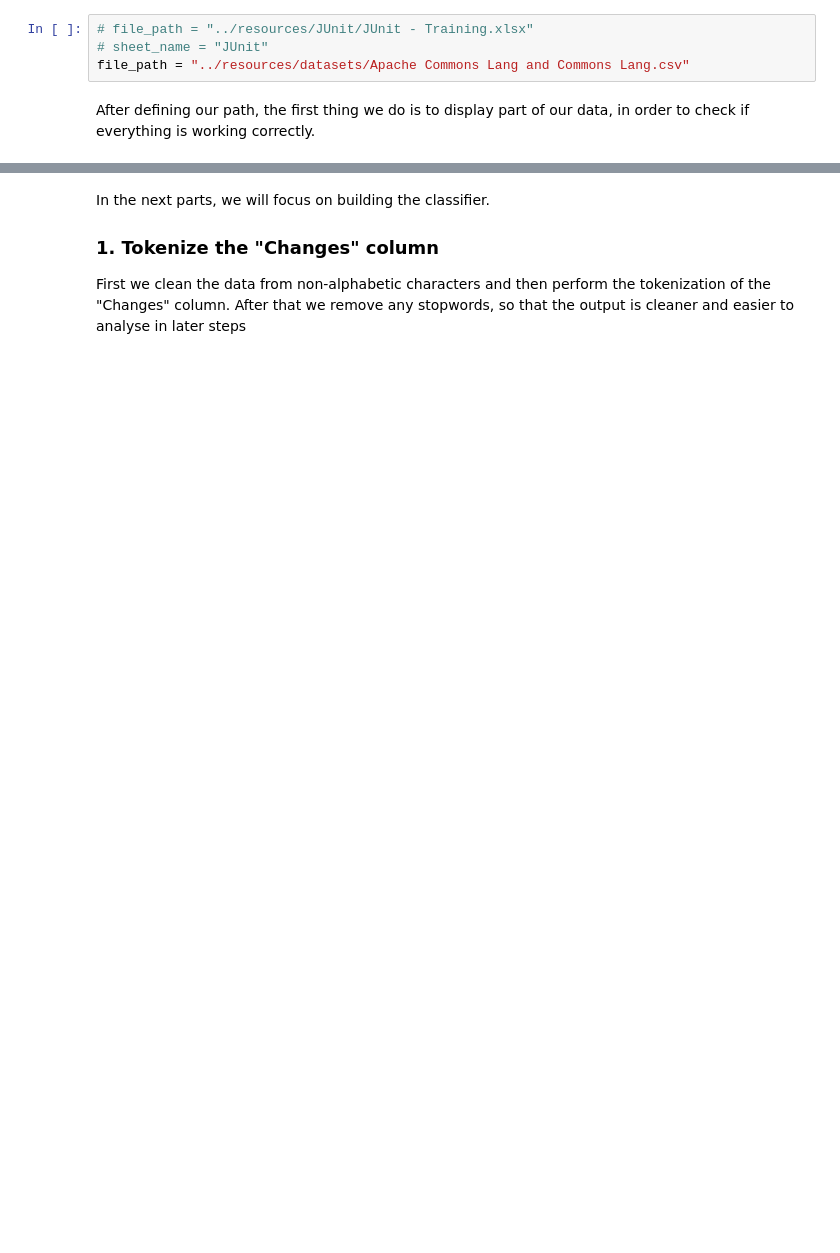
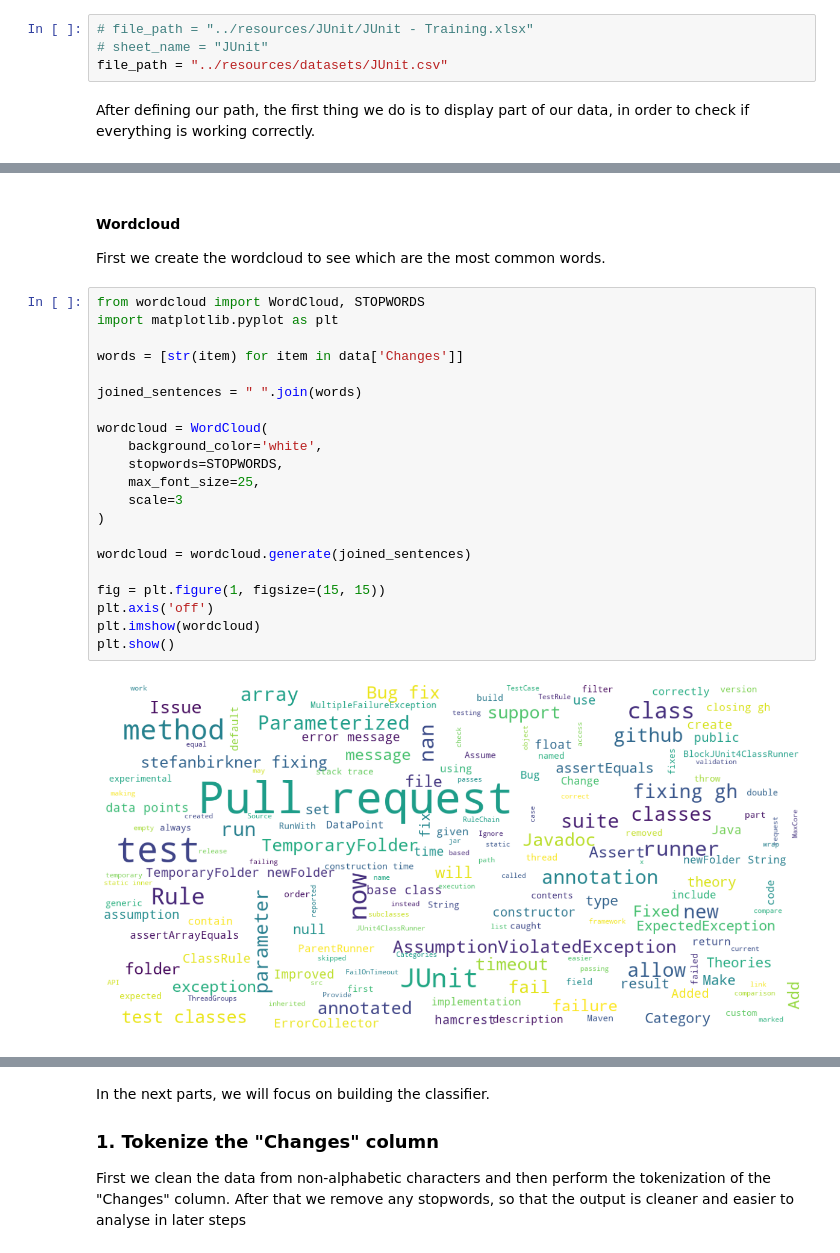
Before and after one commit to KMichaylov/Master-Thesis-Repository, a Jupyter notebook: notebooks/nlp-analysis.ipynb, the cells around one changed output, grey strips where cells are left out. Cells and saved outputs as stored; diff of their text form; blank space fills up the shorter version.

Commit message:
Add data analysis for wordcloud and ngrams

```diff
--- a/notebooks/nlp-analysis.ipynb
+++ b/notebooks/nlp-analysis.ipynb
@@ -39,7 +43,7 @@ import joblib
 # %%
 # file_path = "../resources/JUnit/JUnit - Training.xlsx"
 # sheet_name = "JUnit"
-file_path = "../resources/datasets/Apache Commons Lang and Commons Lang.csv"
+file_path = "../resources/datasets/JUnit.csv"
 # %% [markdown]
 After defining our path, the first thing we do is to display part of our data, in order to check if everything is working correctly.
 # %%
@@ -71,0 +82,26 @@ Initially, we add the datasets and prepare each one of them to be tested with th
+# %% [markdown]
+#### Wordcloud
+First we create the wordcloud to see which are the most common words.
+# %%
+from wordcloud import WordCloud, STOPWORDS
+import matplotlib.pyplot as plt
+
+words = [str(item) for item in data['Changes']]
+
+joined_sentences = " ".join(words)
+
+wordcloud = WordCloud(
+    background_color='white',
+    stopwords=STOPWORDS,
+    max_font_size=25,
+    scale=3
+)
+
+wordcloud = wordcloud.generate(joined_sentences)
+
+fig = plt.figure(1, figsize=(15, 15))
+plt.axis('off')
+plt.imshow(wordcloud)
+plt.show()
+# %% [output]
+[figure, added]
```
Also changed, not shown: parts of 22 cells of this notebook.
